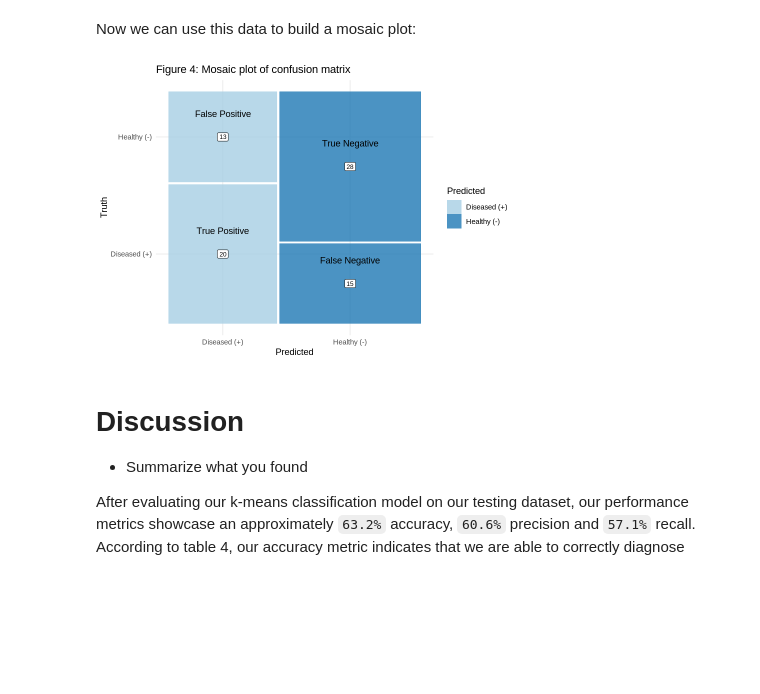
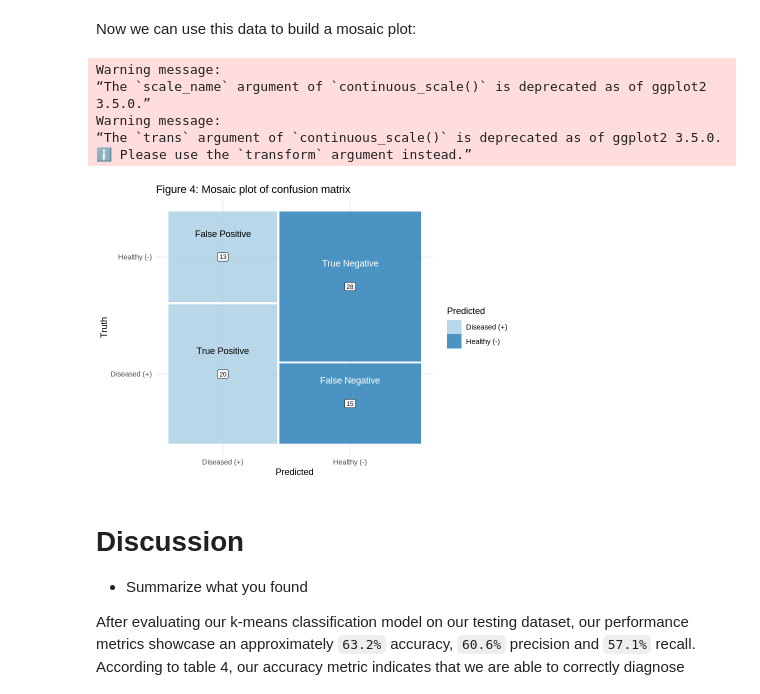
Before and after one commit to goete/Heart-Disease-Prediction-Modelling, a Jupyter notebook: final_report.ipynb, the cells around one changed output. Drawn from its saved outputs; the diff is of its cells as text; code cells hidden in the pictures; blank space fills up the shorter version.

```diff
--- a/final_report.ipynb
+++ b/final_report.ipynb
@@ -286,21 +284,30 @@ Now we can use this data to build a mosaic plot:
 # %%
 confusion_matrix_mosaic_plot <- ggplot(data = mosaic_data) +
     geom_mosaic(aes(x = product(Truth, Predicted), fill = Predicted)) +
-    labs(title = "Figure 4: Mosaic plot of confusion matrix") +
+    ggtitle("Figure 4: Mosaic plot of confusion matrix") +
     theme(text = element_text(size = 18)) +
     theme_minimal() +
     geom_mosaic_text(aes(x = product(Truth, Predicted), label = after_stat(.wt)), as.label = TRUE) +
     scale_fill_brewer(palette = "Paired")
 
 confusion_matrix_mosaic_plot <- confusion_matrix_mosaic_plot +
     geom_text(data = ggplot_build(confusion_matrix_mosaic_plot)$data[[1]] |>
-                      mutate(l = c("True Positive", "False Positive", "False Negative", "True Negative")),
-             aes(x = (xmin + xmax)/2, y = (ymin + ymax)/2 + 0.1, label = l))
+                      mutate(l = c("True Positive", "False Positive", "False Negative", "True Negative"),
+                            col = c("b", "b", "w", "w")),
+             aes(x = (xmin + xmax)/2, y = (ymin + ymax)/2 + 0.1, label = l, color = col)) +
+    scale_color_manual(values = c("black", "white")) +
+    guides(color = "none")
 
 options(repr.plot.width = 7, repr.plot.height = 5)
 confusion_matrix_mosaic_plot
 # %% [output]
+Warning message:
+“The `scale_name` argument of `continuous_scale()` is deprecated as of ggplot2
+3.5.0.”
+Warning message:
+“The `trans` argument of `continuous_scale()` is deprecated as of ggplot2 3.5.0.
+ℹ Please use the `transform` argument instead.”
-[figure, old version]
+[figure, new version]
 # %% [markdown]
 # Discussion
 * Summarize what you found
```
Also changed, not shown: parts of 1 cell of this notebook.
